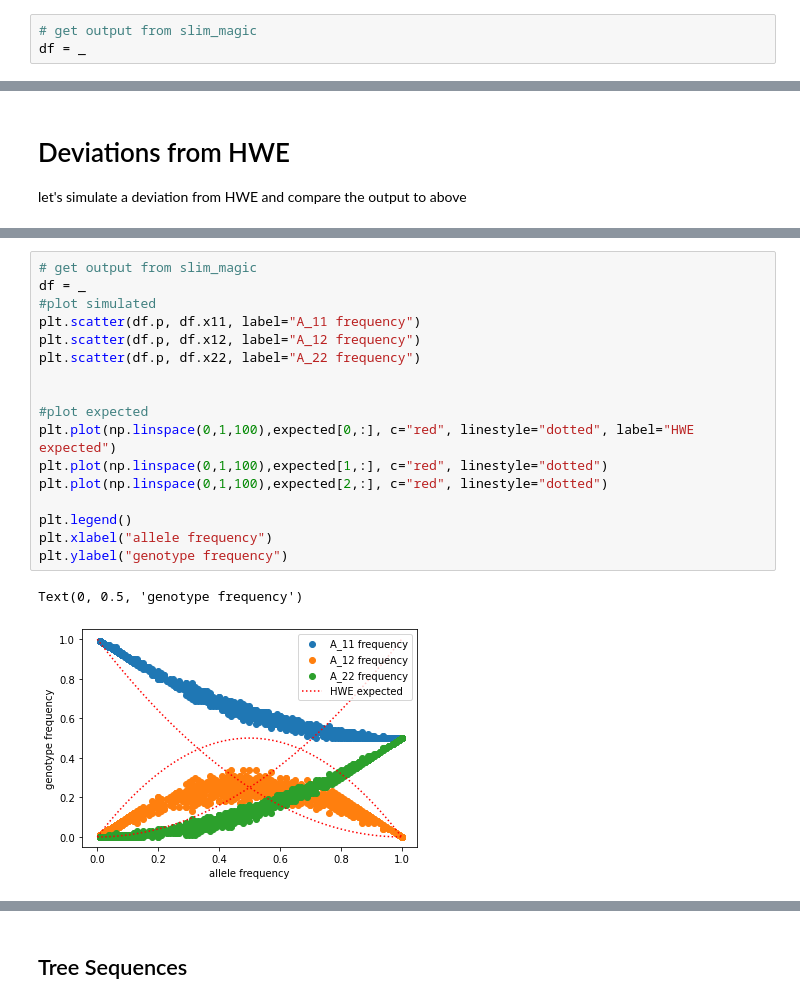
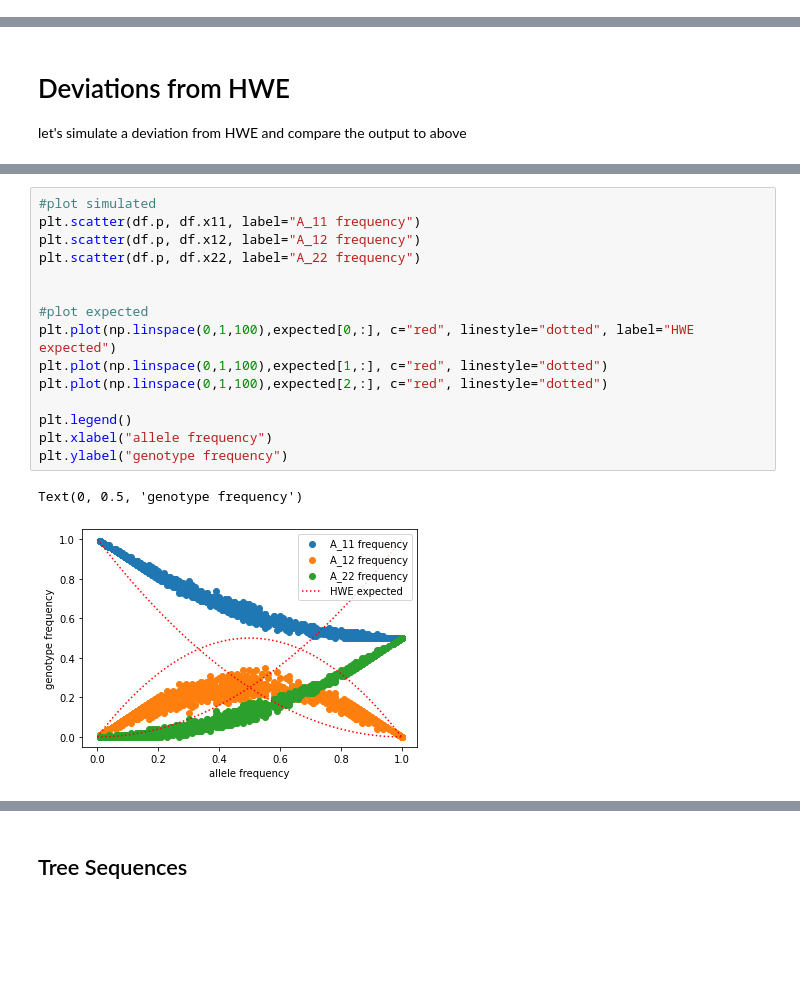
Before and after one commit to andrewkern/slim_magic, a Jupyter notebook: example_magic.ipynb, the cells around one changed output, grey strips where cells are left out. Drawn from its saved outputs; the diff is of its cells as text; blank space fills up the shorter version.

Commit message:
woot! got output going to variable name

```diff
--- a/example_magic.ipynb
+++ b/example_magic.ipynb
@@ -139,6 +133,3 @@ initialize()
-# %%
-# get output from slim_magic
-df = _
 # %% [markdown]
 ## HWE Expectations
 let's write a function to compute the HW expected genotype frequencies from the allele frequency, $p$
@@ -235,23 +211,21 @@ initialize()
 # %%
-# get output from slim_magic
-df = _
 #plot simulated
 plt.scatter(df.p, df.x11, label="A_11 frequency")
 plt.scatter(df.p, df.x12, label="A_12 frequency")
 plt.scatter(df.p, df.x22, label="A_22 frequency")
 
 
 #plot expected
 plt.plot(np.linspace(0,1,100),expected[0,:], c="red", linestyle="dotted", label="HWE expected")
 plt.plot(np.linspace(0,1,100),expected[1,:], c="red", linestyle="dotted")
 plt.plot(np.linspace(0,1,100),expected[2,:], c="red", linestyle="dotted")
 
 plt.legend()
 plt.xlabel("allele frequency")
 plt.ylabel("genotype frequency")
 # %% [output]
 Text(0, 0.5, 'genotype frequency')
-[figure, old version]
+[figure, new version]
 # %%
 # Plot F as a function of allele frequency here
 F = 1.0 - (df.x12 / (2 * df.p * (1-df.p)))
```
Also changed, not shown: parts of 12 cells of this notebook, 1 other file.
